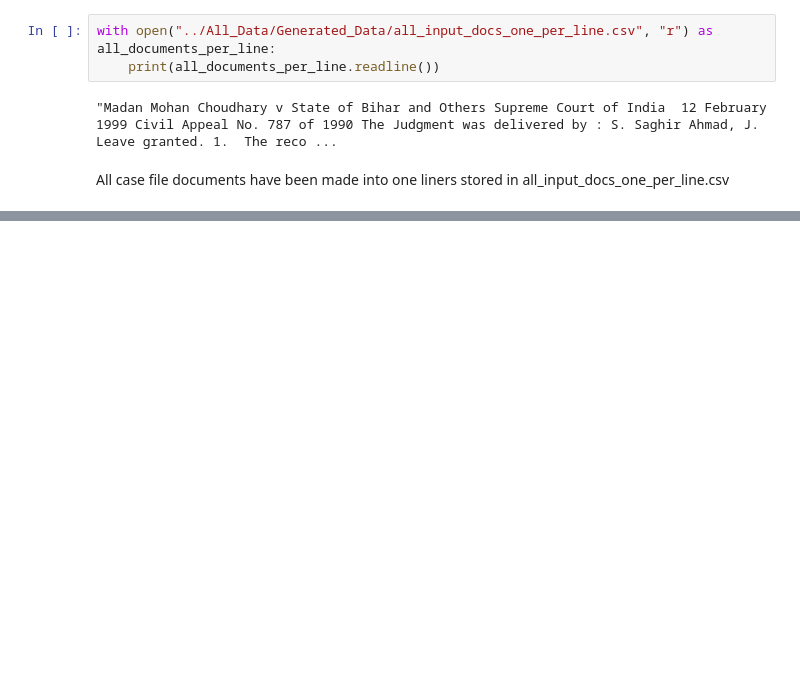
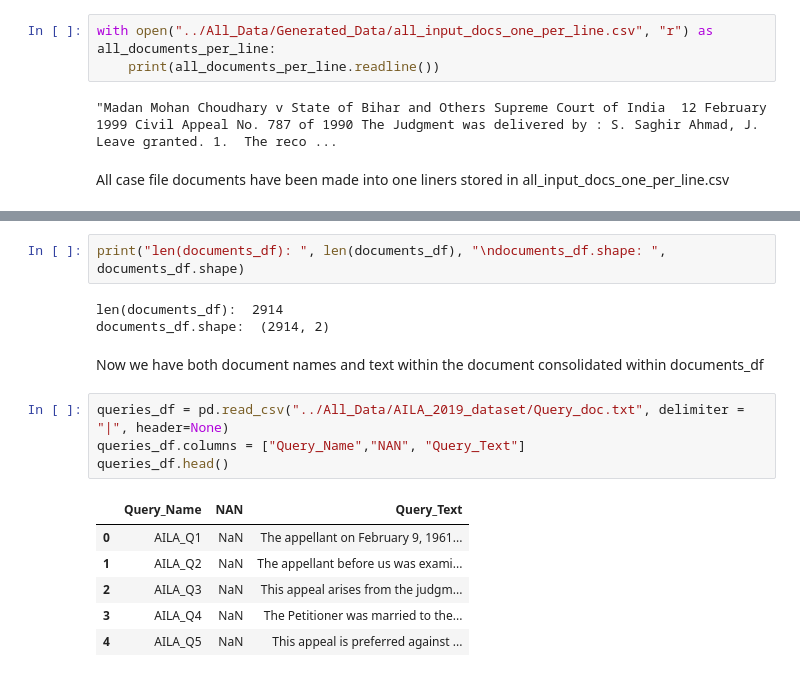
Before and after one commit to not-shoyo/LegalDoc-Retrieval-n-Summarization, a Jupyter notebook: IR_Model/Data_Preprocessing.ipynb, the cells around one changed output, grey strips where cells are left out. Saved outputs shown, nothing was run; the diff lists cells and outputs as text; blank space fills up the shorter version.

```diff
--- a/IR_Model/Data_Preprocessing.ipynb
+++ b/IR_Model/Data_Preprocessing.ipynb
@@ -44,0 +78,18 @@ All case file documents have been made into one liners stored in all_input_docs_
+# %%
+print("len(documents_df): ", len(documents_df), "\ndocuments_df.shape: ", documents_df.shape)
+# %% [output]
+len(documents_df):  2914
+documents_df.shape:  (2914, 2)
+# %% [markdown]
+Now we have both document names and text within the document consolidated within documents_df
+# %%
+queries_df = pd.read_csv("../All_Data/AILA_2019_dataset/Query_doc.txt", delimiter = "|", header=None)
+queries_df.columns = ["Query_Name","NAN", "Query_Text"]
+queries_df.head()
+# %% [output]
+|  | Query_Name | NAN | Query_Text |
+| 0 | AILA_Q1 | NaN | The appellant on February 9, 1961... |
+| 1 | AILA_Q2 | NaN | The appellant before us was exami... |
+| 2 | AILA_Q3 | NaN | This appeal arises from the judgm... |
+| 3 | AILA_Q4 | NaN | The Petitioner was married to the... |
+| 4 | AILA_Q5 | NaN | This appeal is preferred against ... |
```
Also changed, not shown: parts of 16 cells of this notebook.
